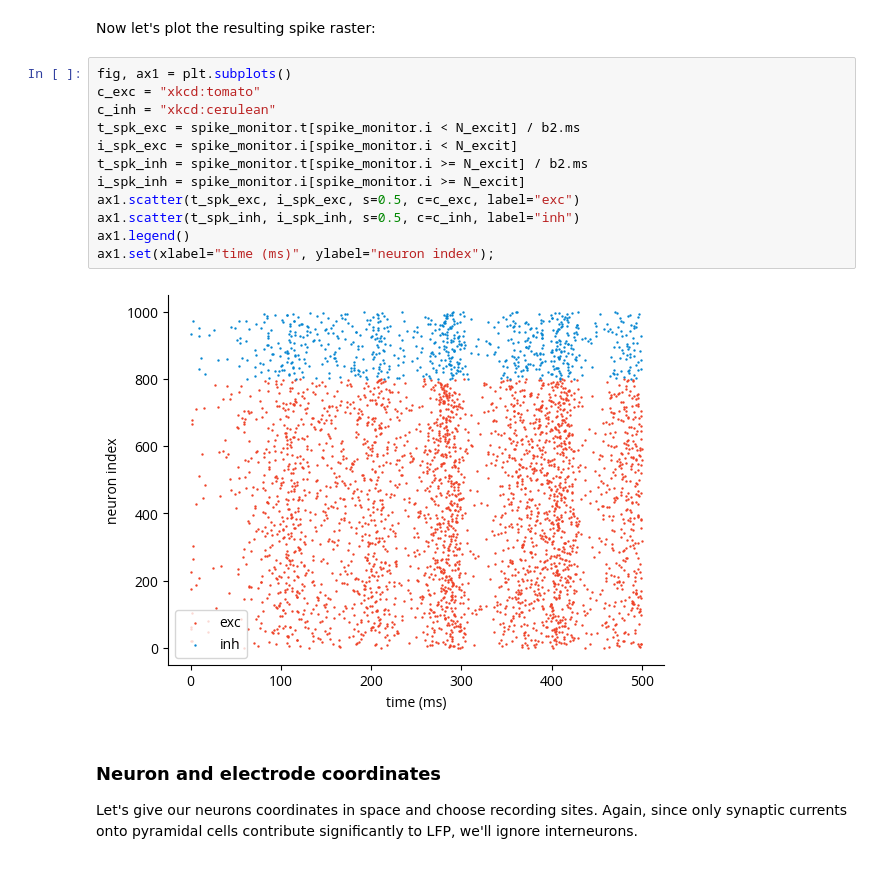
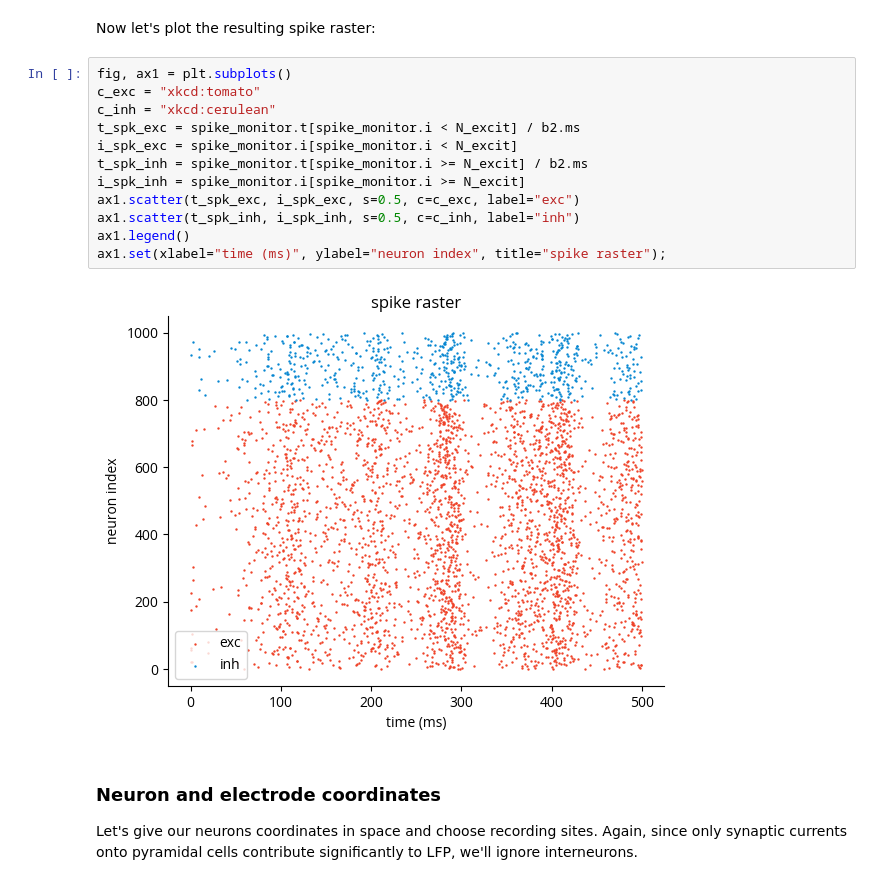
Before and after one commit to Sensory-Information-Processing-Lab/tklfp, a Jupyter notebook: README.ipynb, the cells around one changed output. Saved outputs shown, nothing was run; the diff lists cells and outputs as text.

```diff
--- a/README.ipynb
+++ b/README.ipynb
@@ -178,17 +182,17 @@ Now let's plot the resulting spike raster:
 # %%
 fig, ax1 = plt.subplots()
 c_exc = "xkcd:tomato"
 c_inh = "xkcd:cerulean"
 t_spk_exc = spike_monitor.t[spike_monitor.i < N_excit] / b2.ms
 i_spk_exc = spike_monitor.i[spike_monitor.i < N_excit]
 t_spk_inh = spike_monitor.t[spike_monitor.i >= N_excit] / b2.ms
 i_spk_inh = spike_monitor.i[spike_monitor.i >= N_excit]
 ax1.scatter(t_spk_exc, i_spk_exc, s=0.5, c=c_exc, label="exc")
 ax1.scatter(t_spk_inh, i_spk_inh, s=0.5, c=c_inh, label="inh")
 ax1.legend()
-ax1.set(xlabel="time (ms)", ylabel="neuron index");
+ax1.set(xlabel="time (ms)", ylabel="neuron index", title="spike raster");
 # %% [output]
-[figure, old version]
+[figure, new version]
 # %% [markdown]
 ### Neuron and electrode coordinates
 Let's give our neurons coordinates in space and choose recording sites.
```
Also changed, not shown: parts of 8 cells of this notebook, 11 other files.
